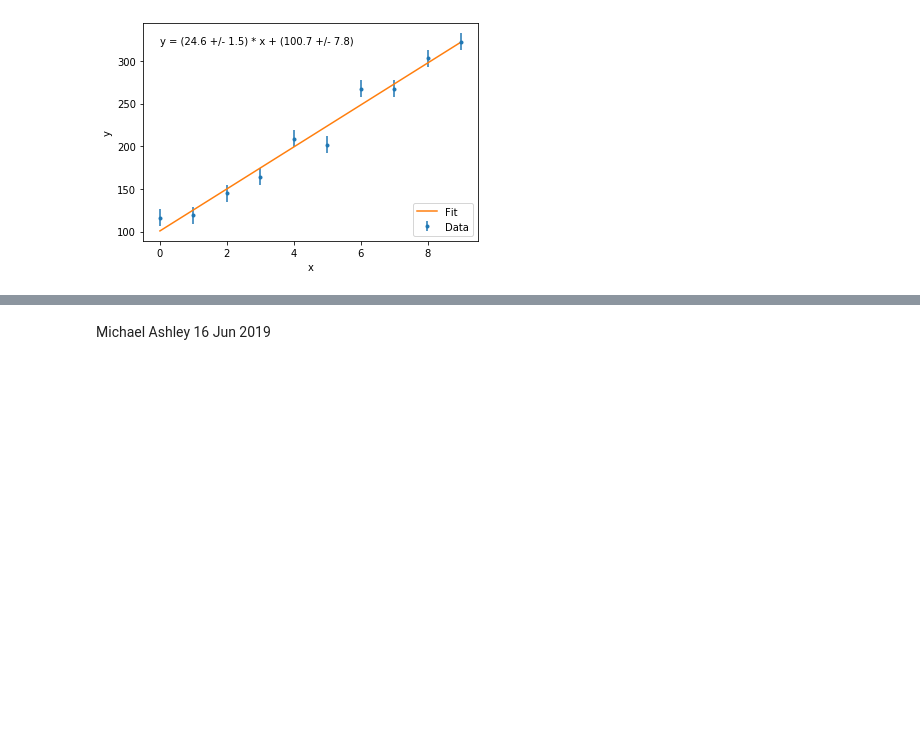
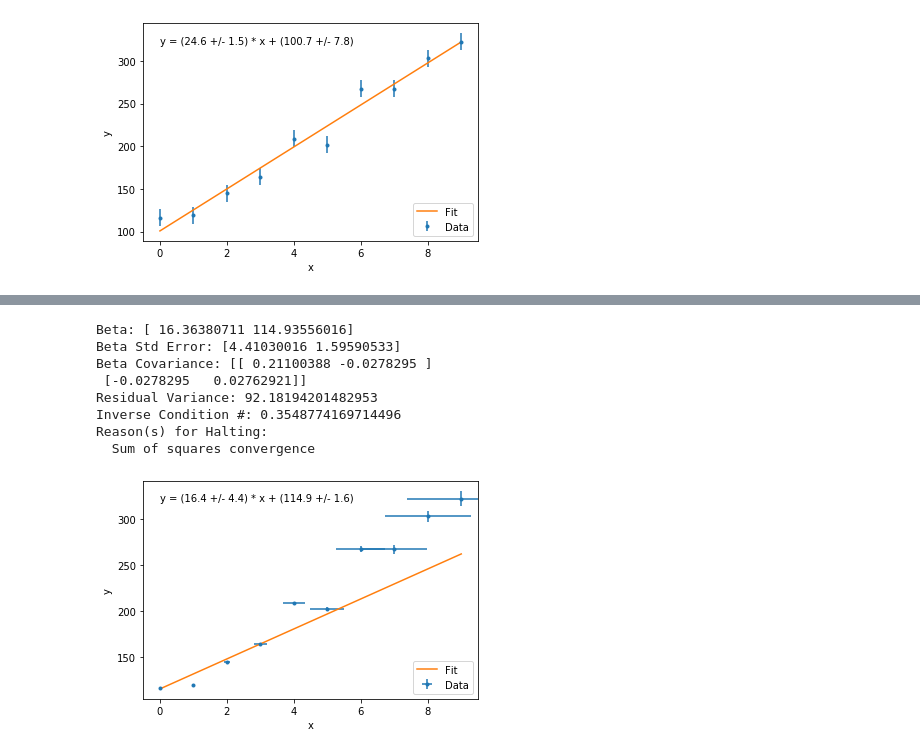
Before and after one commit to phys3112/intro, a Jupyter notebook: mcba12-fitting-a-straight-line.ipynb, the cells around one changed output, grey strips where cells are left out. Cells and saved outputs as stored; diff of their text form; code cells hidden in the pictures; blank space fills up the shorter version.

Commit message:
Updated to include fitting with error bars in x and y.

```diff
--- a/mcba12-fitting-a-straight-line.ipynb
+++ b/mcba12-fitting-a-straight-line.ipynb
@@ -188,2 +202,62 @@ Python also has `numpy.polyfit` for fitting polynomials (set the order to 1 for
-# %% [markdown]
-Michael Ashley 16 Jun 2019
+# %%
+# Import the optimization code from scipy.
+
+from scipy.odr import *
+
+# Define a function that we will fit to the data. The function
+# arguments are in the opposite order to scipy.optimize.curve_fit
+
+def func(parameters, x):
+    m, c = parameters
+    return m * x + c
+
+# Create the ODR model.
+
+model = Model(func)
+
+# Define arrays containing the standard deviation of the x and y
+# data arrays. These are just examples.
+
+sx = 0.01 + x**2 * (np.full(np.shape(x), 0.02))
+sy = 0.01 + x**2 * np.full(np.shape(y), 0.1)
+
+# Process the data and standard deviations into a form used by ODR.
+
+data = RealData(x, y, sx = sx, sy = sy)
+
+# Let ODR know everything it needs to know. [20,80] is an initial guess
+# of the line parameters.
+
+odr = ODR(data, model, beta0 = [20, 80])
+
+# Run the fit!
+
+output = odr.run()
+
+# Print the output.
+
+output.pprint()
+
+# Plot the results, with error bars in x and y.
+
+plt.errorbar(x, y, xerr = sx, yerr = sy, fmt = '.', label = 'Data')
+plt.plot(x, func(output.beta, x), label='Fit')
+plt.text(0, 320, "y = ({:.1f} +/- {:.1f}) * x + ({:.1f} +/- {:.1f})".format(
+  output.beta[0], output.sd_beta[0],
+  output.beta[1], output.sd_beta[1]))
+
+plt.xlabel("x")
+plt.ylabel("y")
+plt.xlim(-0.5, 9.5)
+plt.legend(loc='lower right')
+plt.show()
+# %% [output]
+Beta: [ 16.36380711 114.93556016]
+Beta Std Error: [4.41030016 1.59590533]
+Beta Covariance: [[ 0.21100388 -0.0278295 ]
+ [-0.0278295   0.02762921]]
+Residual Variance: 92.18194201482953
+Inverse Condition #: 0.3548774169714496
+Reason(s) for Halting:
+  Sum of squares convergence
+[figure, added]
```
Also changed, not shown: parts of 6 cells of this notebook.
